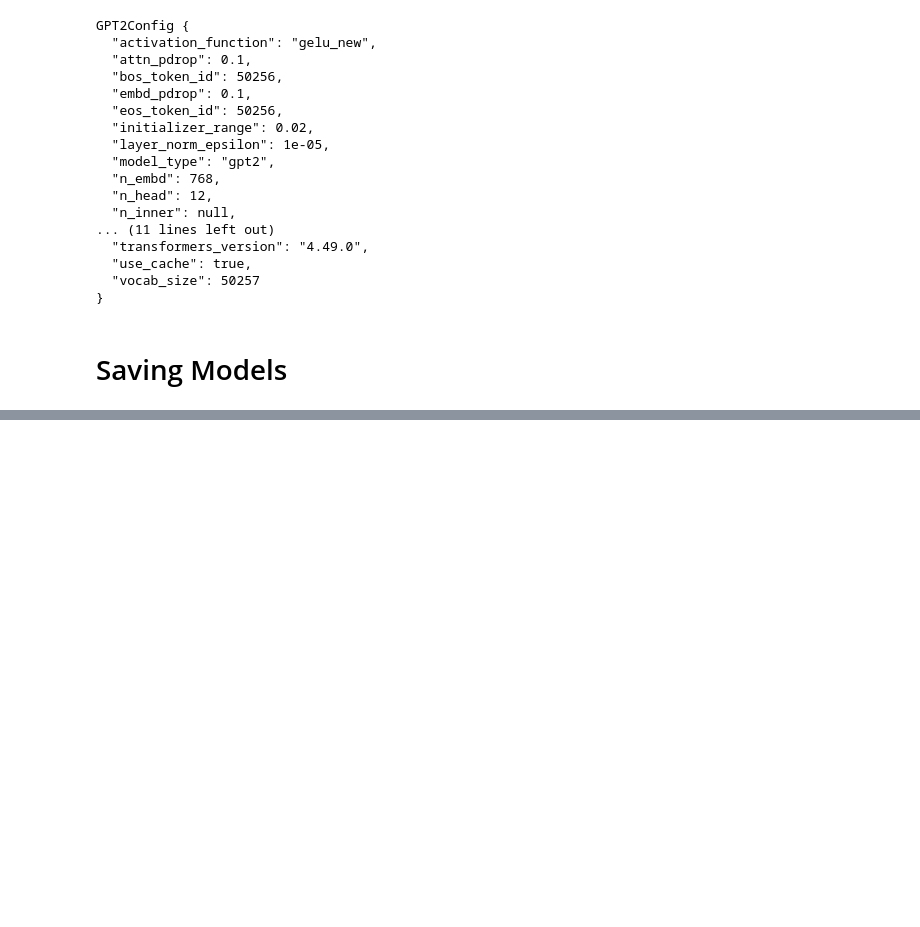
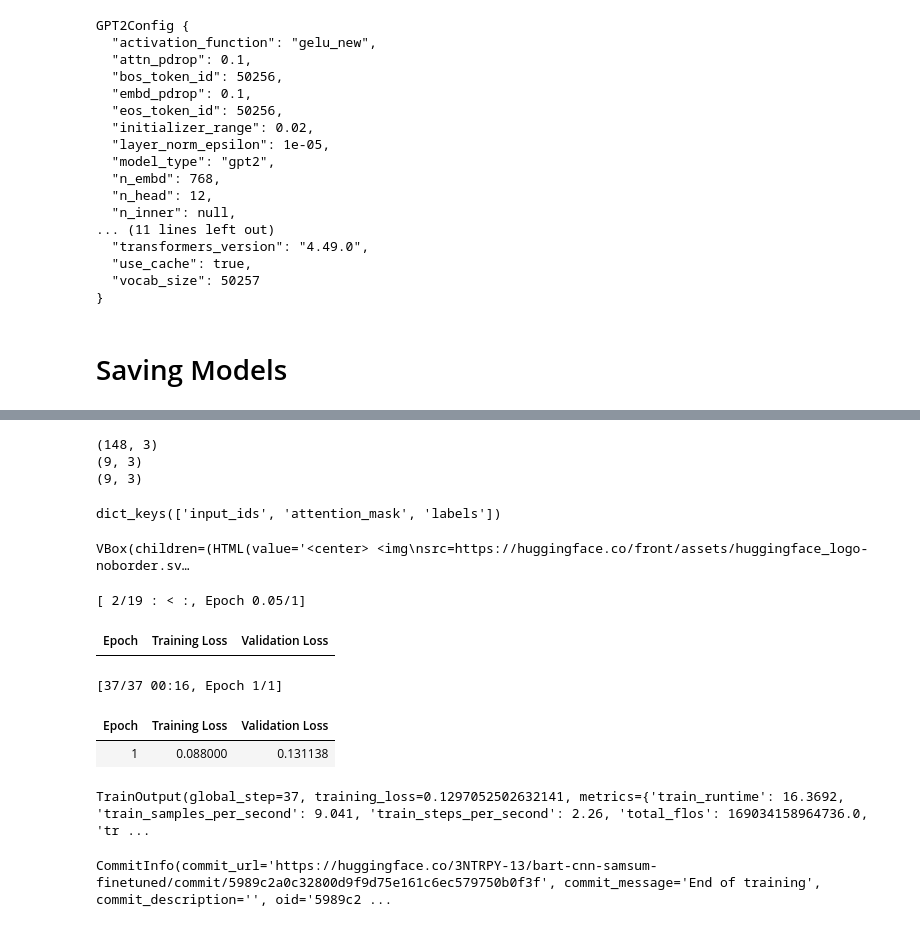
Before and after one commit to fsocietydisobey/pytorch-nn, a Jupyter notebook: HuggingFace/sample.ipynb, the cells around one changed output, grey strips where cells are left out. Drawn from its saved outputs; the diff is of its cells as text; code cells hidden in the pictures; blank space fills up the shorter version.

```diff
--- a/HuggingFace/sample.ipynb
+++ b/HuggingFace/sample.ipynb
@@ -231,0 +620,73 @@ gpt_model.save_pretrained('models/gpt2_model')
+# %%
+def tokenize_inputs(example):
+    start_prompt = "Summarize the following conversation. \n\n"
+    end_prompt = "\n\nSummary: "
+    prompt = [
+        start_prompt + (dialogue if dialogue is not None else "") + end_prompt
+        for dialogue in example['dialogue']
+    ]
+    tokenized_prompt = tokenizer(prompt, padding='max_length', truncation=True, return_tensors='pt', max_length=512)
+    tokenized_summary = tokenizer(example['summary'], padding='max_length', truncation=True, return_tensors='pt', max_length=512)
+
+    example['input_ids'] = tokenized_prompt['input_ids']
+    example['attention_mask'] = tokenized_prompt['attention_mask']
+    example['labels'] = tokenized_summary['input_ids']
+
+    return example
+
+tokenizer.pad_token = tokenizer.eos_token
+tokenized_datasets = dataset.map(tokenize_inputs, batched=True)
+tokenized_datasets = tokenized_datasets.remove_columns(['id', 'dialogue', 'summary'])
+tokenized_datasets = tokenized_datasets.filter(lambda example, index: index % 100 == 0, with_indices=True)
+# %%
+print(tokenized_datasets['train'].shape)
+print(tokenized_datasets['validation'].shape)
+print(tokenized_datasets['test'].shape)
+# %% [output]
+(148, 3)
+(9, 3)
+(9, 3)
+# %%
+tokenized_datasets['train'][0].keys()
+# %% [output]
+dict_keys(['input_ids', 'attention_mask', 'labels'])
+# %%
+from huggingface_hub import notebook_login
+
+notebook_login()
+# %% [output]
+VBox(children=(HTML(value='<center> <img\nsrc=https://huggingface.co/front/assets/huggingface_logo-noborder.sv…
+# %%
+from transformers import TrainingArguments, Trainer
+
+training_args = TrainingArguments(
+    output_dir='models/bart-cnn-samsum-finetuned',
+    hub_model_id='3NTRPY-13/bart-cnn-samsum-finetuned',
+    learning_rate=1e-5,
+    num_train_epochs=1,
+    weight_decay=0.01,
+    auto_find_batch_size=True,
+    eval_strategy='epoch',
+    logging_steps=10
+)
+
+trainer = Trainer(
+    model=model,
+    processing_class=tokenizer,
+    args=training_args,
+    train_dataset=tokenized_datasets['train'],
+    eval_dataset=tokenized_datasets['validation']
+)
+# %%
+trainer.train()
+# %% [output]
+[ 2/19 : < :, Epoch 0.05/1]
+| Epoch | Training Loss | Validation Loss |
+[37/37 00:16, Epoch 1/1]
+| Epoch | Training Loss | Validation Loss |
+| 1 | 0.088000 | 0.131138 |
+TrainOutput(global_step=37, training_loss=0.1297052502632141, metrics={'train_runtime': 16.3692, 'train_samples_per_second': 9.041, 'train_steps_per_second': 2.26, 'total_flos': 169034158964736.0, 'tr ...
+# %%
+trainer.push_to_hub()
+# %% [output]
+CommitInfo(commit_url='https://huggingface.co/3NTRPY-13/bart-cnn-samsum-finetuned/commit/5989c2a0c32800d9f9d75e161c6ec579750b0f3f', commit_message='End of training', commit_description='', oid='5989c2 ...
```
Also changed, not shown: parts of 58 cells of this notebook, 3 other files.
